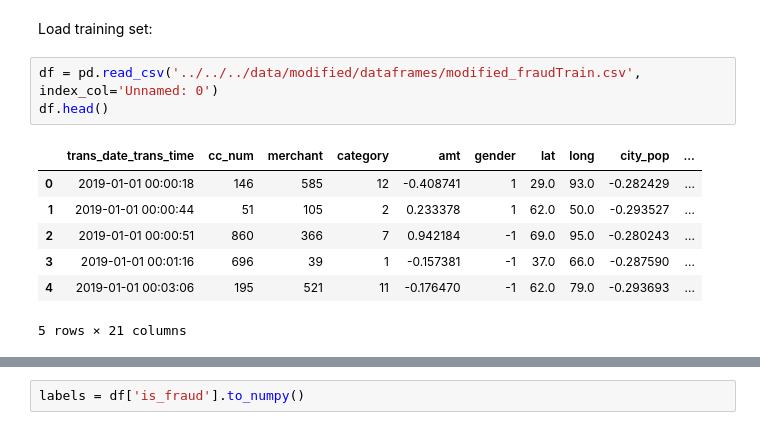
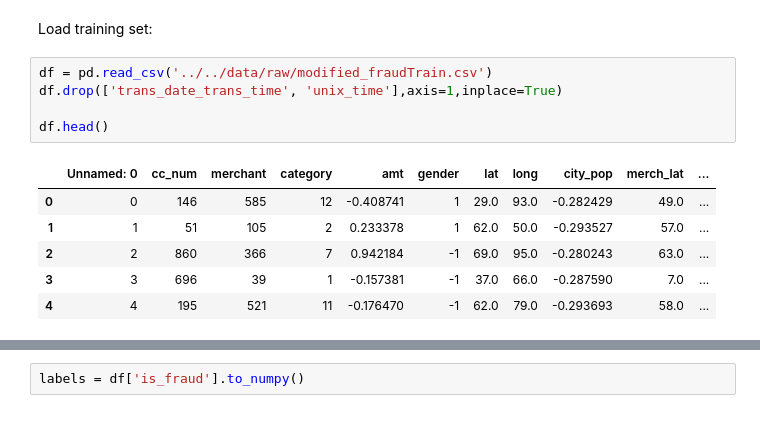
Before and after one commit to A-Nancio/Thesis, a Jupyter notebook: src/data_processing/pre_training/3_generate_sequences.ipynb, the cells around one changed output, grey strips where cells are left out. Cells and saved outputs as stored; diff of their text form.

```diff
--- a/src/data_processing/pre_training/3_generate_sequences.ipynb
+++ b/src/data_processing/pre_training/3_generate_sequences.ipynb
@@ -28,13 +38,14 @@ def create_sequences(group: pd.DataFrame, criteria, labels):
 # %% [markdown]
 Load training set:
 # %%
-df = pd.read_csv('../../../data/modified/dataframes/modified_fraudTrain.csv', index_col='Unnamed: 0')
+df = pd.read_csv('../../data/raw/modified_fraudTrain.csv')
+df.drop(['trans_date_trans_time', 'unix_time'],axis=1,inplace=True)
+
 df.head()
 # %% [output]
-|  | trans_date_trans_time | cc_num | merchant | category | amt | gender | lat | long | city_pop | ... |
-| 0 | 2019-01-01 00:00:18 | 146 | 585 | 12 | -0.408741 | 1 | 29.0 | 93.0 | -0.282429 | ... |
-| 1 | 2019-01-01 00:00:44 | 51 | 105 | 2 | 0.233378 | 1 | 62.0 | 50.0 | -0.293527 | ... |
-| 2 | 2019-01-01 00:00:51 | 860 | 366 | 7 | 0.942184 | -1 | 69.0 | 95.0 | -0.280243 | ... |
-| 3 | 2019-01-01 00:01:16 | 696 | 39 | 1 | -0.157381 | -1 | 37.0 | 66.0 | -0.287590 | ... |
-| 4 | 2019-01-01 00:03:06 | 195 | 521 | 11 | -0.176470 | -1 | 62.0 | 79.0 | -0.293693 | ... |
+|  | Unnamed: 0 | cc_num | merchant | category | amt | gender | lat | long | city_pop | merch_lat | ... |
+| 0 | 0 | 146 | 585 | 12 | -0.408741 | 1 | 29.0 | 93.0 | -0.282429 | 49.0 | ... |
+| 1 | 1 | 51 | 105 | 2 | 0.233378 | 1 | 62.0 | 50.0 | -0.293527 | 57.0 | ... |
+| 2 | 2 | 860 | 366 | 7 | 0.942184 | -1 | 69.0 | 95.0 | -0.280243 | 63.0 | ... |
+| 3 | 3 | 696 | 39 | 1 | -0.157381 | -1 | 37.0 | 66.0 | -0.287590 | 7.0 | ... |
+| 4 | 4 | 195 | 521 | 11 | -0.176470 | -1 | 62.0 | 79.0 | -0.293693 | 58.0 | ... |
-5 rows × 21 columns
```
Also changed, not shown: parts of 10 cells of this notebook, 56 other files.
